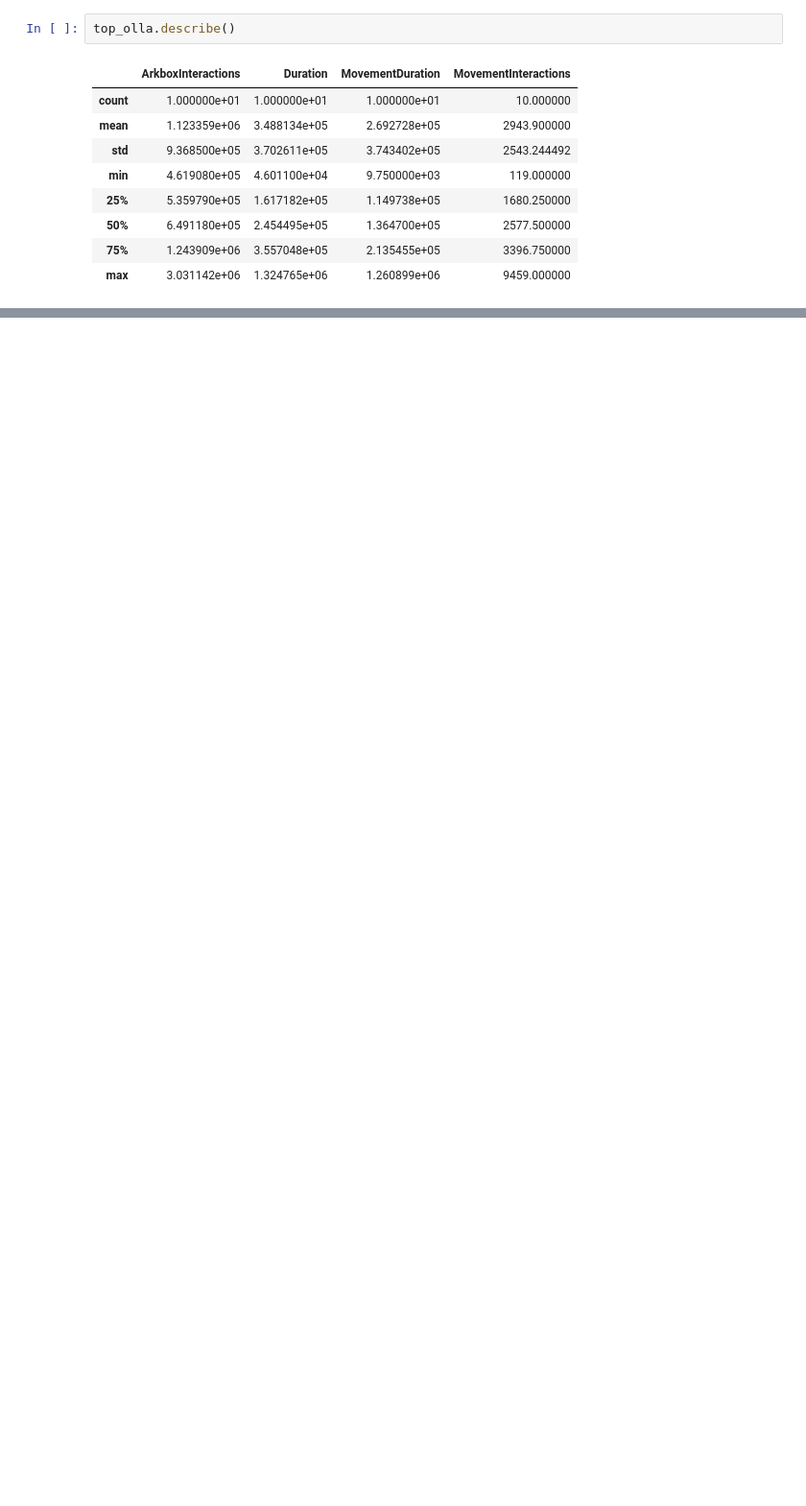
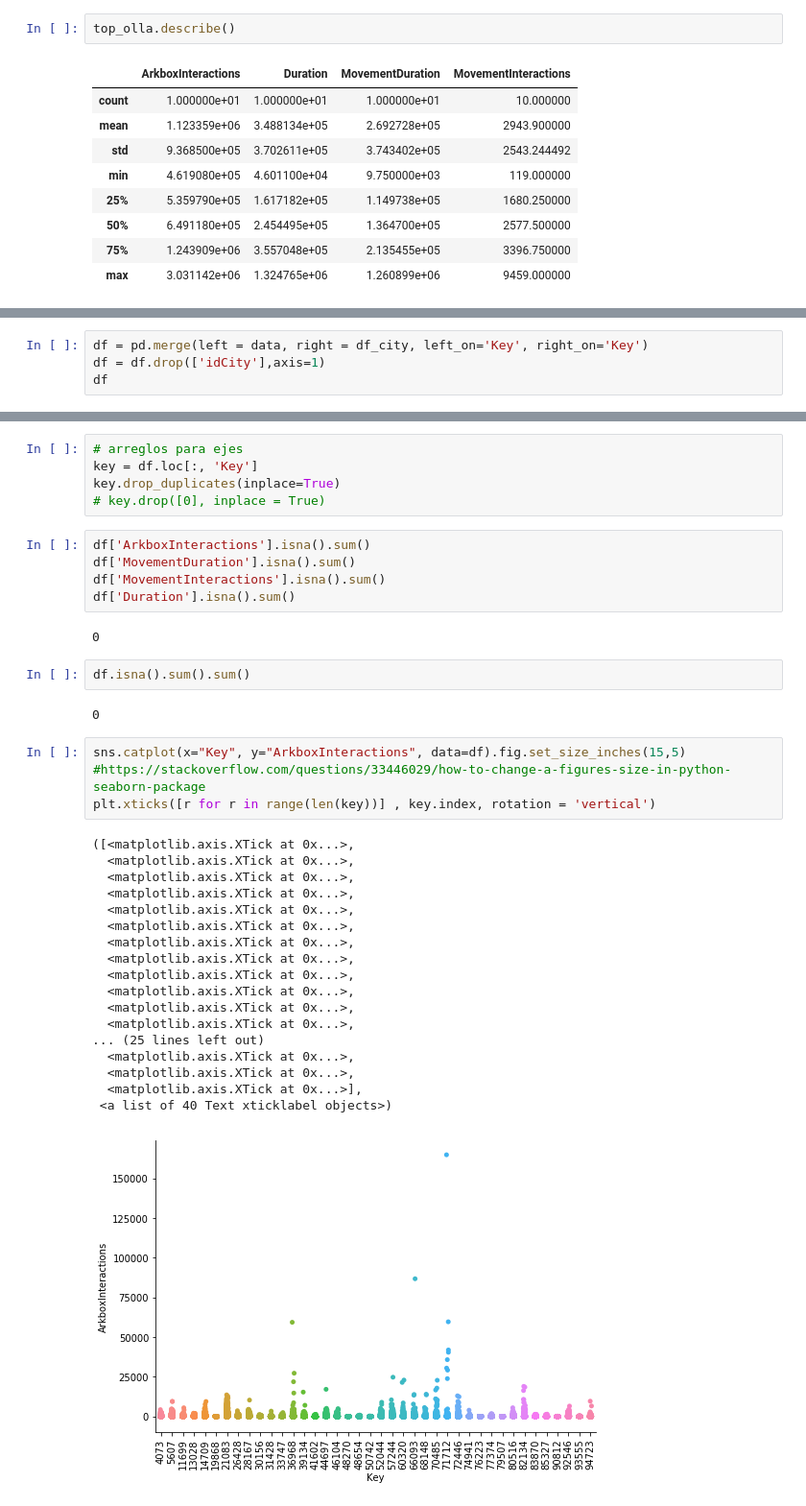
Before and after one commit to AngieEslava/pruebaTekus, a Jupyter notebook: pruebaTekus.ipynb, the cells around one changed output, grey strips where cells are left out. Shown at 96% size. Drawn from its saved outputs; the diff is of its cells as text; blank space fills up the shorter version.

```diff
--- a/pruebaTekus.ipynb
+++ b/pruebaTekus.ipynb
@@ -312,0 +294,4 @@ data.MovementDuration.plot(kind = 'hist')
+# %%
+df = pd.merge(left = data, right = df_city, left_on='Key', right_on='Key')
+df = df.drop(['idCity'],axis=1)
+df
@@ -312,0 +333,38 @@ data.MovementDuration.plot(kind = 'hist')
+# %%
+# arreglos para ejes
+key = df.loc[:, 'Key']
+key.drop_duplicates(inplace=True)
+# key.drop([0], inplace = True)
+# %%
+df['ArkboxInteractions'].isna().sum()
+df['MovementDuration'].isna().sum()
+df['MovementInteractions'].isna().sum()
+df['Duration'].isna().sum()
+# %% [output]
+0
+# %%
+df.isna().sum().sum()
+# %% [output]
+0
+# %%
+sns.catplot(x="Key", y="ArkboxInteractions", data=df).fig.set_size_inches(15,5) #https://stackoverflow.com/questions/33446029/how-to-change-a-figures-size-in-python-seaborn-package
+plt.xticks([r for r in range(len(key))] , key.index, rotation = 'vertical')
+# %% [output]
+([<matplotlib.axis.XTick at 0x...>,
+  <matplotlib.axis.XTick at 0x...>,
+  <matplotlib.axis.XTick at 0x...>,
+  <matplotlib.axis.XTick at 0x...>,
+  <matplotlib.axis.XTick at 0x...>,
+  <matplotlib.axis.XTick at 0x...>,
+  <matplotlib.axis.XTick at 0x...>,
+  <matplotlib.axis.XTick at 0x...>,
+  <matplotlib.axis.XTick at 0x...>,
+  <matplotlib.axis.XTick at 0x...>,
+  <matplotlib.axis.XTick at 0x...>,
+  <matplotlib.axis.XTick at 0x...>,
+... (25 lines left out)
+  <matplotlib.axis.XTick at 0x...>,
+  <matplotlib.axis.XTick at 0x...>,
+  <matplotlib.axis.XTick at 0x...>],
+ <a list of 40 Text xticklabel objects>)
+[figure, added]
```
Also changed, not shown: parts of 36 cells of this notebook, 4 other files.
